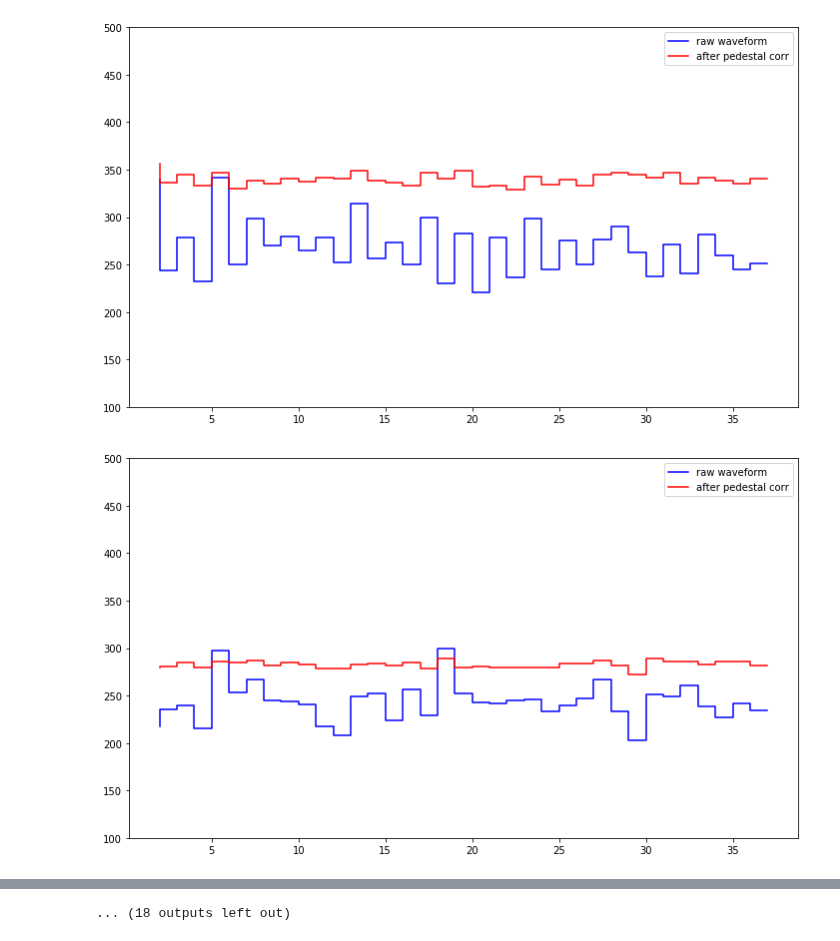
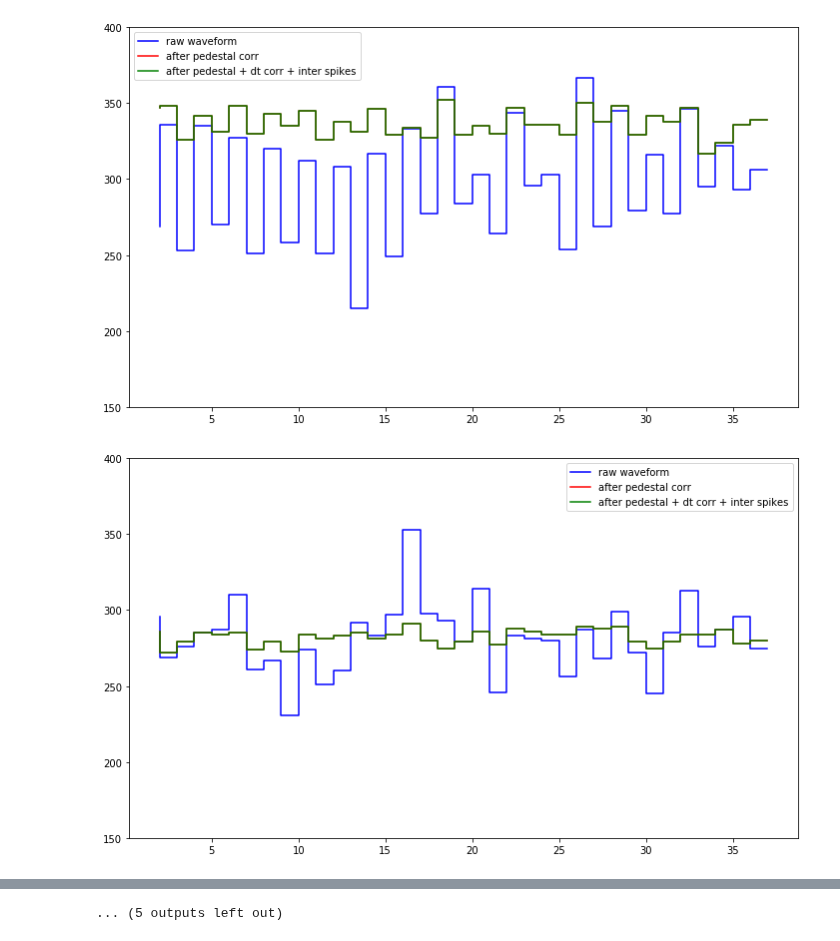
Before and after one commit to cta-observatory/cta-lstchain, a Jupyter notebook: notebooks/low_level_corrections.ipynb, the cells around one changed output, grey strips where cells are left out. Drawn from its saved outputs; the diff is of its cells as text; code cells hidden in the pictures.

Commit message:
add dt corr and interpolate spike

```diff
--- a/notebooks/low_level_corrections.ipynb
+++ b/notebooks/low_level_corrections.ipynb
@@ -10,22 +11,29 @@ from lstchain.calib.r0 import LSTR0Corrections
 # %%
 reader = LSTEventSource(input_url="/media/pawel1/ADATA HD330/20190215/LST-1.*.Run00097*",
                         max_events=30)
 
 lst_r0 = LSTR0Corrections(pedestal_path=
                           "/home/pawel1/Pulpit/Astrophysics/CTA/cta-lstchain-resource/pedestal_Run0097.fits", offset=300)
 t = np.linspace(2, 37, 36)
 
 for ev in reader:
     plt.figure(figsize=(12, 7))
-    plt.step(t,  ev.r0.tel[0].waveform[1, 7, 2:38], color="blue", label="raw waveform")
+    plt.step(t,  ev.r0.tel[0].waveform[0, 7, 2:38], color="blue", label="raw waveform")
 
     lst_r0.subtract_pedestal(ev)
 
-    plt.step(t,  ev.r0.tel[0].waveform[1, 7, 2:38], color="red", label="after pedestal corr")
+    plt.step(t,  ev.r0.tel[0].waveform[0, 7, 2:38], color="red", label="after pedestal corr")
+
+    lst_r0.time_lapse_corr(ev)
+    lst_r0.interpolate_spikes(ev)
+
+    plt.step(t,  ev.r0.tel[0].waveform[0, 7, 2:38], color="green", label="after pedestal + dt corr + inter spikes")
+
+
 
     plt.legend()
-    plt.ylim([100, 500])
+    plt.ylim([150, 400])
     plt.show()
 # %% [output]
-[figure, old version]
+[figure, new version]
-[figure, old version]
+[figure, new version]
@@ -42 +50 @@ for ev in reader:
-... (18 outputs left out)
+... (5 outputs left out)
```
Also changed, not shown: parts of 2 cells of this notebook, 2 other files.
